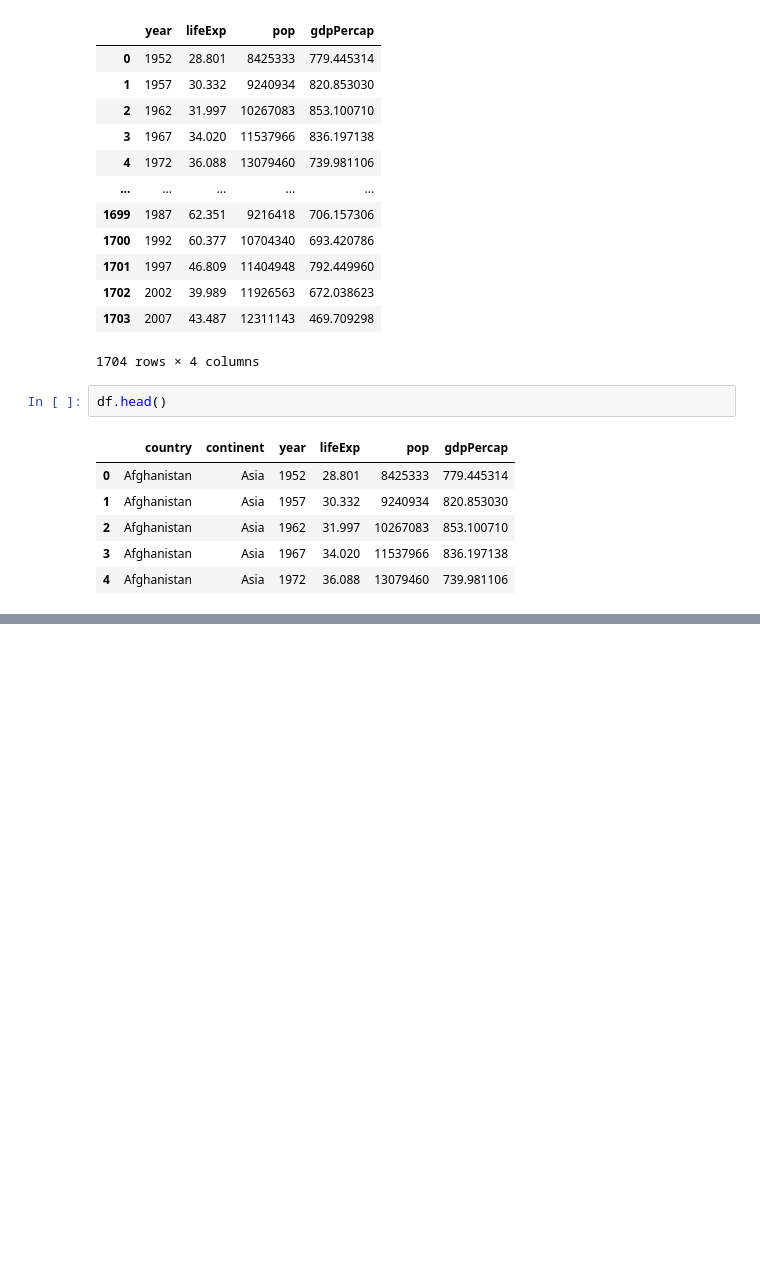
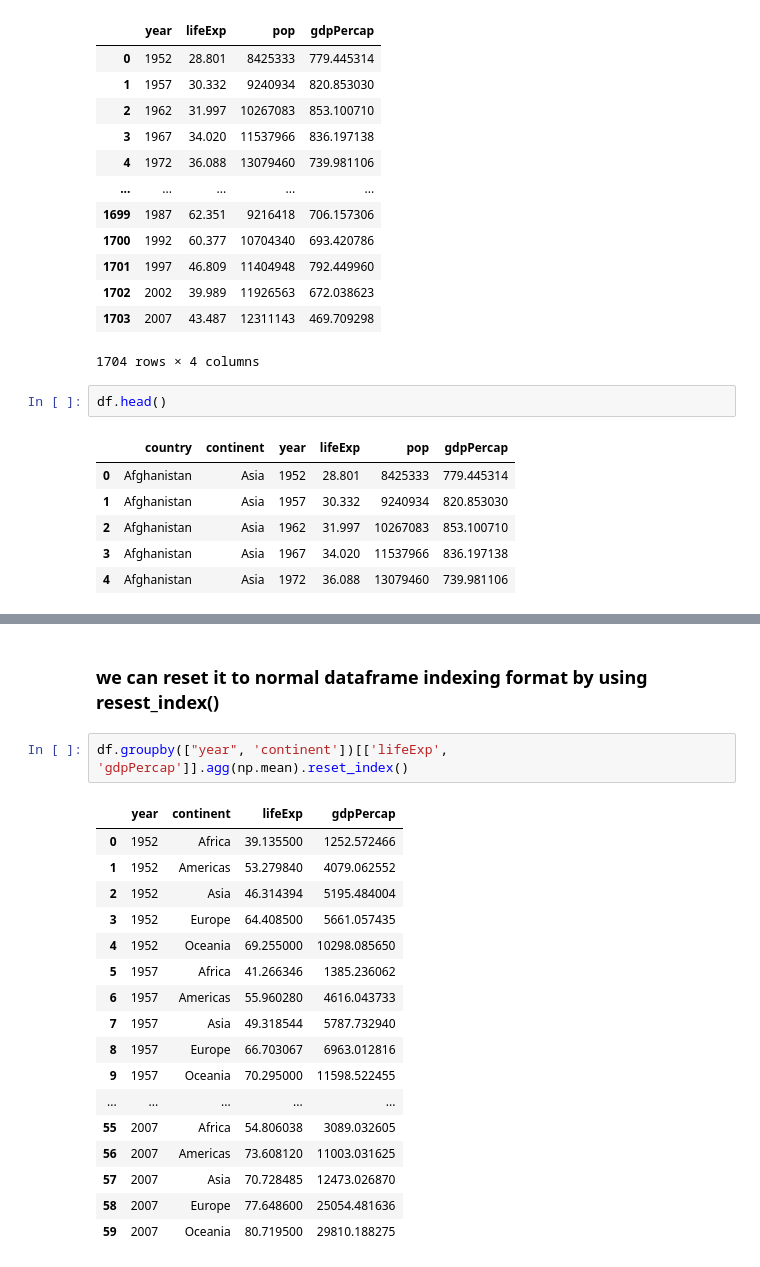
Before and after one commit to Akashdl/scipy-2019-pandas, a Jupyter notebook: myNotebooks/1_Intro.ipynb, the cells around one changed output, grey strips where cells are left out. Saved outputs shown, nothing was run; the diff lists cells and outputs as text; blank space fills up the shorter version.

```diff
--- a/myNotebooks/1_Intro.ipynb
+++ b/myNotebooks/1_Intro.ipynb
@@ -208,0 +411,22 @@ df.head()
+# %% [markdown]
+### we can reset it to normal dataframe indexing format by using resest_index()
+# %%
+df.groupby(["year", 'continent'])[['lifeExp', 'gdpPercap']].agg(np.mean).reset_index()
+# %% [output]
+|  | year | continent | lifeExp | gdpPercap |
+| 0 | 1952 | Africa | 39.135500 | 1252.572466 |
+| 1 | 1952 | Americas | 53.279840 | 4079.062552 |
+| 2 | 1952 | Asia | 46.314394 | 5195.484004 |
+| 3 | 1952 | Europe | 64.408500 | 5661.057435 |
+| 4 | 1952 | Oceania | 69.255000 | 10298.085650 |
+| 5 | 1957 | Africa | 41.266346 | 1385.236062 |
+| 6 | 1957 | Americas | 55.960280 | 4616.043733 |
+| 7 | 1957 | Asia | 49.318544 | 5787.732940 |
+| 8 | 1957 | Europe | 66.703067 | 6963.012816 |
+| 9 | 1957 | Oceania | 70.295000 | 11598.522455 |
+| ... | ... | ... | ... | ... |
+| 55 | 2007 | Africa | 54.806038 | 3089.032605 |
+| 56 | 2007 | Americas | 73.608120 | 11003.031625 |
+| 57 | 2007 | Asia | 70.728485 | 12473.026870 |
+| 58 | 2007 | Europe | 77.648600 | 25054.481636 |
+| 59 | 2007 | Oceania | 80.719500 | 29810.188275 |
```
Also changed, not shown: parts of 29 cells of this notebook, 5 other files.
